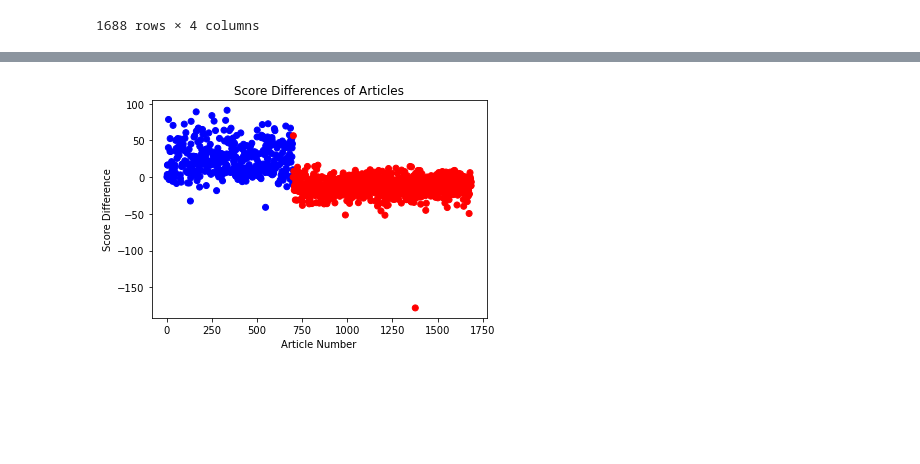
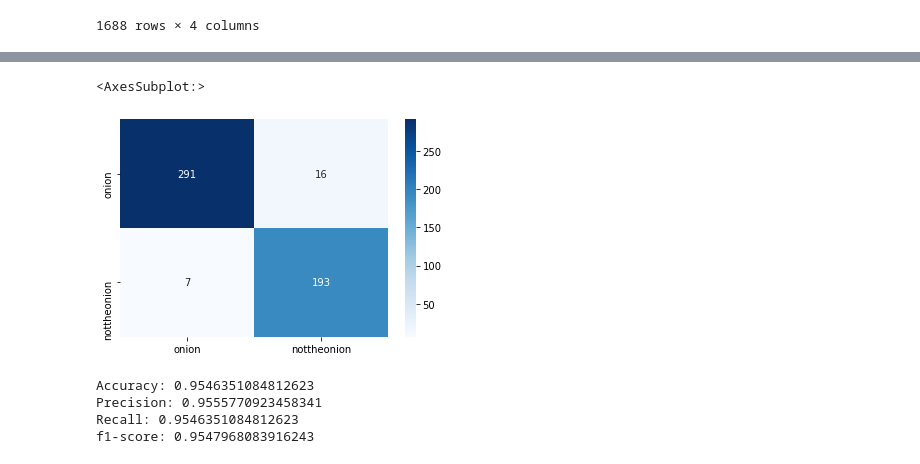
Before and after one commit to fzyang1227/onion-news, a Jupyter notebook: naive_bayes.ipynb, the cells around one changed output, grey strips where cells are left out. Saved outputs shown, nothing was run; the diff lists cells and outputs as text; code cells hidden in the pictures; blank space fills up the shorter version.

Commit message:
sklearn naive bayes

```diff
--- a/naive_bayes.ipynb
+++ b/naive_bayes.ipynb
@@ -249,0 +72,12 @@ def predict_speaker(article):
+# %%
+# setup data for vectorizer
+data = df_art['text']
+train_data = df_art[200:1300]
+data_target = train_data['subreddit']
+# %%
+# preprocess text and tokenizing, link the index value of a word in the vocab
+# to its frequency in teh whole training corpus
+from sklearn.feature_extraction.text import CountVectorizer
+count_vect = CountVectorizer()
+X_train_counts = count_vect.fit_transform(train_data['text'])
+X_train_counts.shape
@@ -249,0 +86,7 @@ def predict_speaker(article):
+# %%
+# divide the number of occurrences of each word by the total number of words
+# to avoid discrepancies in average count values between larger and smaller documents
+from sklearn.feature_extraction.text import TfidfTransformer
+tfidf_transformer = TfidfTransformer()
+X_train_tfidf = tfidf_transformer.fit_transform(X_train_counts)
+X_train_tfidf.shape
@@ -250 +95,11 @@ def predict_speaker(article):
+# %%
+from sklearn.naive_bayes import MultinomialNB
+
+clf = MultinomialNB().fit(X_train_tfidf, data_target)
+
+def sk_predict_speaker(sentence):
+    sentence_counts = count_vect.transform([sentence])
+    sentence_tfidf = tfidf_transformer.transform(sentence_counts)
+    prediction = clf.predict(sentence_tfidf)
+    return prediction[0]
 # %%
@@ -292,17 +130,28 @@ f1-score: 0.12398523985239851
-# %%
-import matplotlib.pyplot as plt
-
-plt.xlabel('Article Number')
-plt.ylabel('Score Difference')
-plt.title('Score Differences of Articles')
-colors = []
-for i in range(1688):
-    if i < 700:
-        colors.append('blue')
-    else:
-        colors.append('red')
-
-plt.scatter(range(len(df_art['text'].values.tolist())), score_diffs, c=colors)
-plt.show()
-# %% [output]
-[figure, removed]
+# %%
+# test the function on the dataset and visualize the results
+from sklearn.model_selection import train_test_split, GridSearchCV
+from sklearn.metrics import confusion_matrix
+import seaborn as sns
+
+# split data into training and testing sets
+X_train, X_test, y_train, y_test = train_test_split(df_art[['text']], df_art['subreddit'], test_size=0.3)
+
+# run the model and visualize the results
+y_pred = X_test['text'].map(lambda x: sk_predict_speaker(x))
+cm = confusion_matrix(y_test, y_pred)
+sns.heatmap(cm, annot=True, fmt='d', cmap='Blues', xticklabels=['onion', 'nottheonion'], yticklabels=['onion', 'nottheonion'])
+# %% [output]
+<AxesSubplot:>
+[figure, added]
+# %%
+from sklearn.metrics import accuracy_score, precision_score, recall_score, f1_score
+
+print('Accuracy:', accuracy_score(y_pred=y_pred, y_true=y_test))
+print('Precision:', precision_score(y_pred=y_pred, y_true=y_test,average='weighted'))
+print('Recall:', recall_score(y_pred=y_pred, y_true=y_test,average='weighted'))
+print('f1-score:', f1_score(y_pred=y_pred, y_true=y_test,average='weighted'))
+# %% [output]
+Accuracy: 0.9546351084812623
+Precision: 0.9555770923458341
+Recall: 0.9546351084812623
+f1-score: 0.9547968083916243
```
Also changed, not shown: parts of 11 cells of this notebook.
